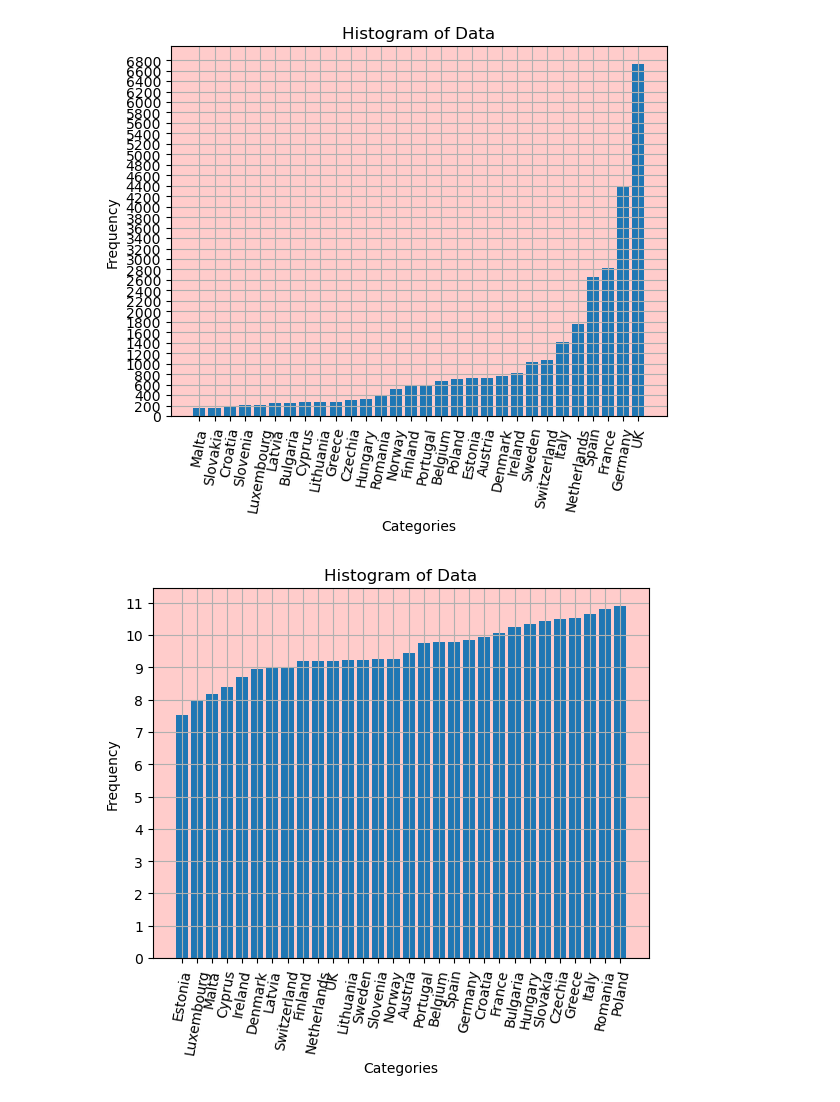
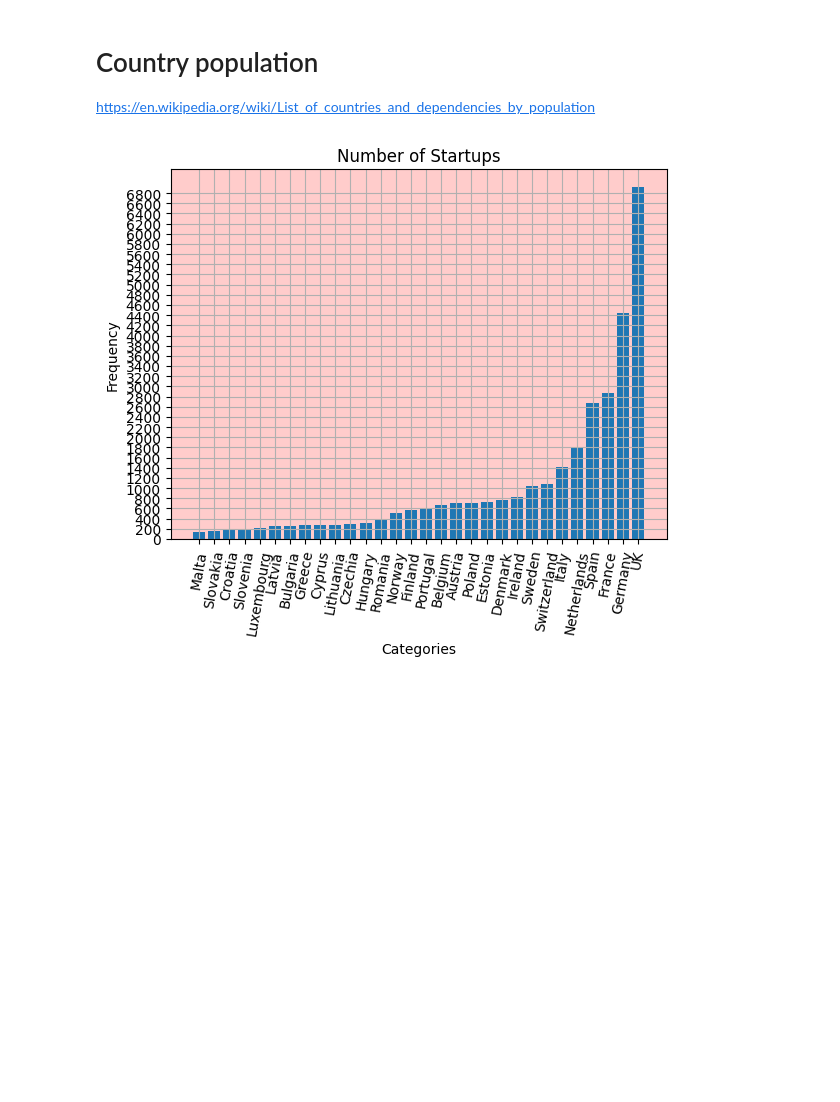
Before and after one commit to dominikstipic/data-science, a Jupyter notebook: startupAnalyst/main.ipynb, the cells around one changed output. Saved outputs shown, nothing was run; the diff lists cells and outputs as text; code cells hidden in the pictures; blank space fills up the shorter version.

```diff
--- a/startupAnalyst/main.ipynb
+++ b/startupAnalyst/main.ipynb
@@ -36,6 +36,10 @@ def viz(startup_index, top=40, step=30):
     plt.xticks(rotation = 80)
     plt.grid(True)
     plt.show()
+# %% [markdown]
+# Country population
+
+https://en.wikipedia.org/wiki/List_of_countries_and_dependencies_by_population
 # %%
 population_by_country = {
     'Austria': 9006400,
@@ -70,26 +74,22 @@ population_by_country = {
     'UK': 67215300
 }
 # %%
-plt.yticks(np.arange(0, 7000, step=200))
+plt.yticks(np.arange(0, 6900, step=200))
 labels = list(countries.keys())
 values = list(countries.values())
 
 values = np.array(values)
 labels = np.array(labels)
 idx = np.argsort(values)
 labels = labels[idx]
 values = values[idx]
 
-plt.bar(labels, values)
+plt.bar(labels, values, width=0.8)
 plt.xlabel('Categories')
 plt.ylabel('Frequency')
-plt.title('Histogram of Data')
+plt.title('Number of Startups')
 plt.xticks(rotation = 80)
 plt.grid(True)
 plt.show()
-
-startup_index = {k:-np.log(countries[k]/population_by_country[k]) for k in population_by_country.keys()}
-viz(startup_index, top=12, step=1)
 # %% [output]
-[figure, old version]
+[figure, new version]
-[figure, removed]
```
Also changed, not shown: parts of 7 cells of this notebook, 3 other files.
